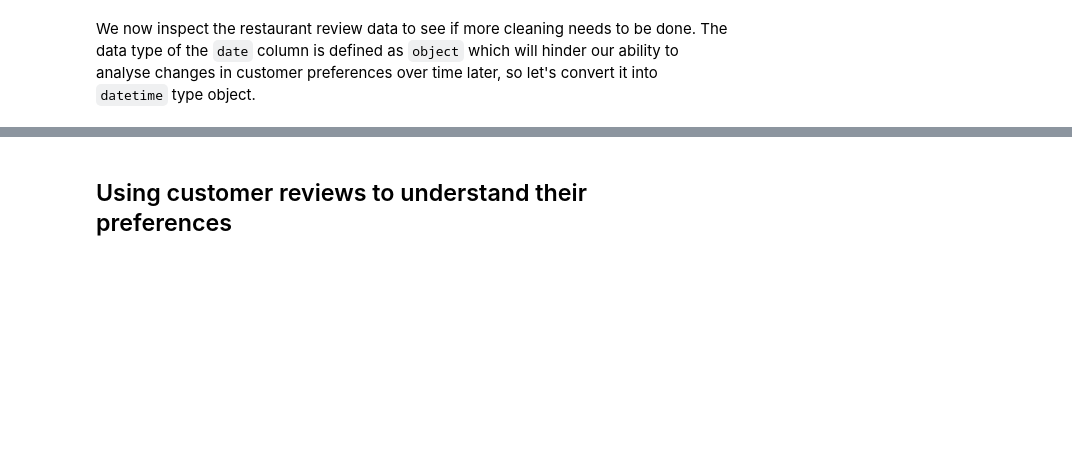
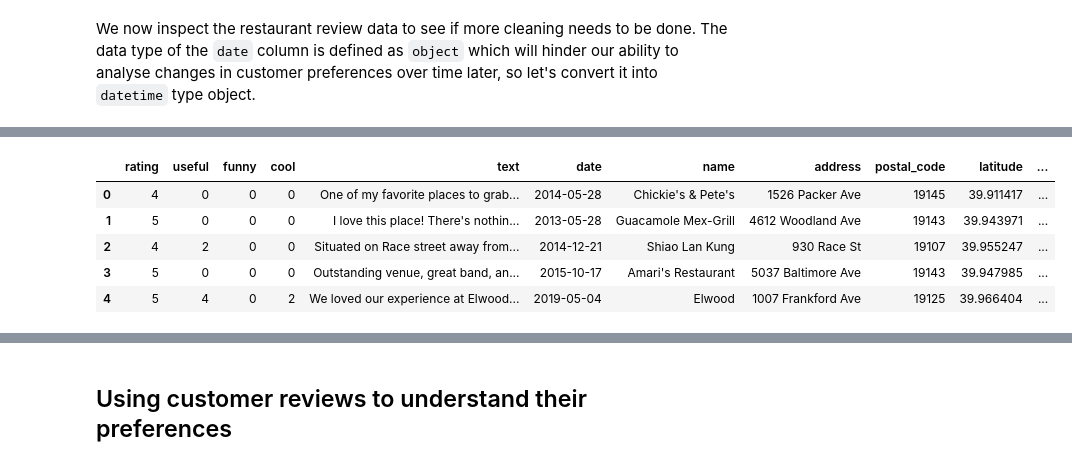
Before and after one commit to kwanchmn/Advanced-topics-in-ML, a Jupyter notebook: Baldur/baldur_task_2.ipynb, the cells around one changed output, grey strips where cells are left out. Cells and saved outputs as stored; diff of their text form; code cells hidden in the pictures; blank space fills up the shorter version.

Commit message:
Started EDA after having filtered restaurants in Philadelphia; stuck at how to deal with attributes column in the data.

```diff
--- a/Baldur/baldur_task_2.ipynb
+++ b/Baldur/baldur_task_2.ipynb
@@ -247,9 +248,8 @@ restaurant_masks = business_philly["categories"].str.contains("restaurants") | b
 restos_philly = business_philly.loc[restaurant_masks, :]
 
 # Finally, joining user reviews with restaurant information
-resto_reviews_philly = reviews_df.merge(restos_philly, how = "inner", on = "business_id")
-assert np.sum(resto_reviews_philly['city'] == 'philadelphia') == resto_reviews_philly.shape[0]
+restos_philly = reviews_df.merge(restos_philly, how = "inner", on = "business_id")
+assert np.sum(restos_philly['city'] == 'philadelphia') == restos_philly.shape[0]
 
 # Dropping unnecessary columns
-resto_reviews_philly.drop(columns=["id", "city", "state"], inplace = True)
-resto_reviews_philly.head()
+restos_philly.drop(columns = ["id", "business_id", "user_id", "city", "state"], inplace = True)
@@ -288,0 +277,3 @@ Now every columns seems to be with the correct data type. From the output of `.i
+# %%
+# Converting the date column into datetime data type for easier manipulation
+restos_philly["date"] = pd.to_datetime(restos_philly['date']).dt.normalize()
@@ -320,0 +305,7 @@ resto_reviews_philly.head()
+# %%
+# Dropping the hours column
+restos_philly.drop(columns=['hours'], inplace = True)
+
+# Checking how many obs we'll lose by dropping rows which contain missing values in any of the columns
+restos_philly.dropna(inplace = True)
+restos_philly.info()  # The loss in observation is fewer than 200 rows which is minimal
@@ -320,0 +335,10 @@ resto_reviews_philly.head()
+# %%
+# Format-wise the data look good
+restos_philly.head()
+# %% [output]
+|  | rating | useful | funny | cool | text | date | name | address | postal_code | latitude | ... |
+| 0 | 4 | 0 | 0 | 0 | One of my favorite places to grab... | 2014-05-28 | Chickie's & Pete's | 1526 Packer Ave | 19145 | 39.911417 | ... |
+| 1 | 5 | 0 | 0 | 0 | I love this place! There's nothin... | 2013-05-28 | Guacamole Mex-Grill | 4612 Woodland Ave | 19143 | 39.943971 | ... |
+| 2 | 4 | 2 | 0 | 0 | Situated on Race street away from... | 2014-12-21 | Shiao Lan Kung | 930 Race St | 19107 | 39.955247 | ... |
+| 3 | 5 | 0 | 0 | 0 | Outstanding venue, great band, an... | 2015-10-17 | Amari's Restaurant | 5037 Baltimore Ave | 19143 | 39.947985 | ... |
+| 4 | 5 | 4 | 0 | 2 | We loved our experience at Elwood... | 2019-05-04 | Elwood | 1007 Frankford Ave | 19125 | 39.966404 | ... |
```
Also changed, not shown: parts of 21 cells of this notebook.
